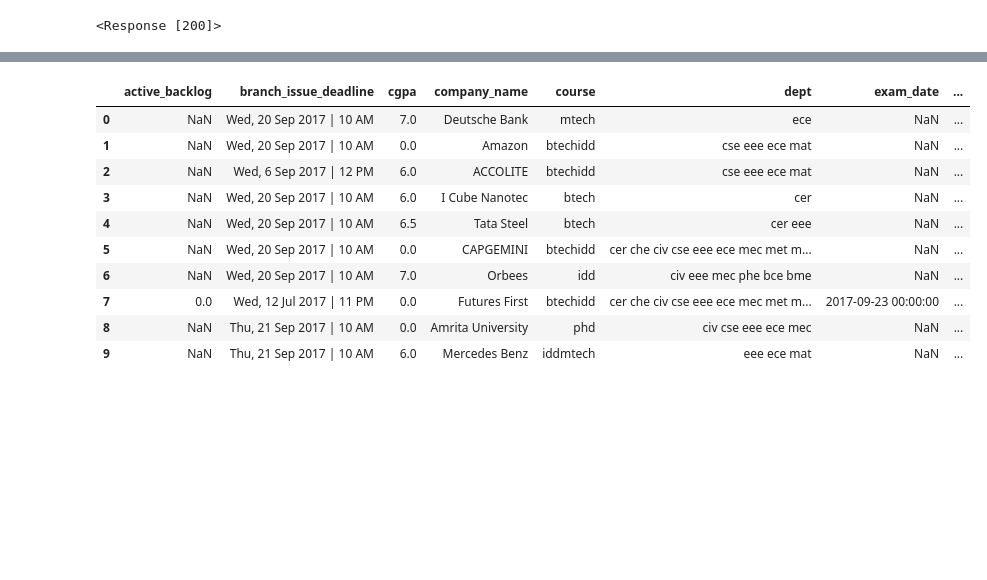
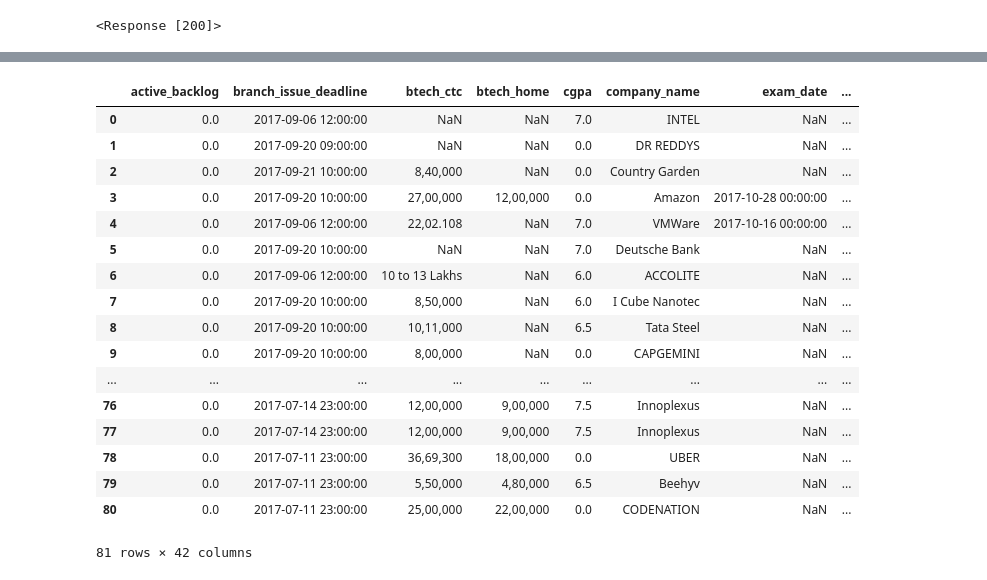
Before and after one commit to leosartaj/tpo_scrapper, a Jupyter notebook: Scraper.ipynb, the cells around one changed output, grey strips where cells are left out. Saved outputs shown, nothing was run; the diff lists cells and outputs as text; code cells hidden in the pictures; blank space fills up the shorter version.

Commit message:
scrap full date, process completely

```diff
--- a/Scraper.ipynb
+++ b/Scraper.ipynb
@@ -56,7 +36,7 @@ login
 # %% [output]
 <Response [200]>
 # %%
-params = {'page_size': 10}
-data = s.get(COMPANY_URL, params=params)
+params = {'page_size': 250}
+data = session.get(COMPANY_URL, params=params)
 data
 # %% [output]
@@ -92,3 +101,13 @@ clips = {
+# %%
+def get_data(data_mapper):
+    companies = []
+    for company_div in company_data.find_all('div', attrs={'class': 'row company'}):
+        company = {}
+        for name, class_name in data_mapper.items():
+            company[name] = company_div.find(attrs={'class': class_name}).text
+        get_package_data(company_div, company)
+        companies.append(company)
+    return companies
 # %%
 def clip_data(companies, clips):
     for company in companies:
@@ -96,21 +115,36 @@ def clip_data(companies, clips):
             num = clip_num + 2
             company[clip_name] = company[clip_name][num:]
     return companies
+# %%
+def find_depts(df):
+    depts = set([])
+    for value in df.dept.unique():
+        for dept in value.split(' '):
+            depts.add(dept)
+    return depts
 # %%
 def process_df(companies):
     df = pd.DataFrame(companies)
-    df.loc[:, 'active_backlog'] = df['active_backlog'].replace({'N/A': np.nan}).astype(np.float64)
-    df.loc[:, 'total_backlog'] = df['total_backlog'].replace({'N/A': np.nan}).astype(np.float64)
+    df.loc[:, 'active_backlog'] = df['active_backlog'].replace({'N/A': 0}).astype(np.float64)
+    df.loc[:, 'total_backlog'] = df['total_backlog'].replace({'N/A': 0}).astype(np.float64)
     df.loc[:, 'cgpa'] = df['cgpa'].astype(np.float64)
     df.loc[:, 'exam_date'] = pd.to_datetime(df['exam_date'])
     df.loc[:, 'interview_date'] = pd.to_datetime(df['interview_date'])
     df.loc[:, 'ppt_date'] = pd.to_datetime(df['ppt_date'])
-    #df.loc[:, 'branch_issue_deadline'] = pd.to_datetime(df['branch_issue_deadline']) unknown
+    df.loc[:, 'branch_issue_deadline'] = pd.to_datetime(df['branch_issue_deadline'].str.replace('|', ','))
     df.loc[:, 'updated_at'] = pd.to_datetime(df['updated_at'])
     df.loc[:, 'x_percent'] = df['x_percent'].str[:-1].astype(np.float64)
     df.loc[:, 'xii_percent'] = df['xii_percent'].str[:-1].astype(np.float64)
     df.loc[:, 'profile'] = df['profile'].replace({'': np.nan})
-    df.loc[:, 'willingness_deadline'] = df['willingness_deadline'].replace({'': np.nan})
+    df.loc[:, 'willingness_deadline'] = pd.to_datetime(df['willingness_deadline'].str.replace('|', ','))
+
+    for dept in find_depts(df):
+        df.loc[:, dept] = df.dept.apply(lambda x: 1 if dept in x else 0)
+
+    for course in ['btech', 'idd', 'mtech', 'phd']:
+        df.loc[:, course] = df.course.apply(lambda x: 1 if course in x else 0)
+
+    df = df.drop(['dept', 'course', 'purpose'], axis=1)
     return df
 # %%
 companies = get_data(data_mapper)
@@ -152,15 +193,22 @@ memory usage: 1.4+ KB
 # %%
-df.to_csv('companies_10.csv', index=False)
-pd.read_csv('companies_10.csv')
+df.to_csv('companies.csv', index=False)
+pd.read_csv('companies.csv')
 # %% [output]
-|  | active_backlog | branch_issue_deadline | cgpa | company_name | course | dept | exam_date | ... |
-| 0 | NaN | Wed, 20 Sep 2017 | 10 AM | 7.0 | Deutsche Bank | mtech | ece | NaN | ... |
-| 1 | NaN | Wed, 20 Sep 2017 | 10 AM | 0.0 | Amazon | btechidd | cse eee ece mat | NaN | ... |
-| 2 | NaN | Wed, 6 Sep 2017 | 12 PM | 6.0 | ACCOLITE | btechidd | cse eee ece mat | NaN | ... |
-| 3 | NaN | Wed, 20 Sep 2017 | 10 AM | 6.0 | I Cube Nanotec | btech | cer | NaN | ... |
-| 4 | NaN | Wed, 20 Sep 2017 | 10 AM | 6.5 | Tata Steel | btech | cer eee | NaN | ... |
-| 5 | NaN | Wed, 20 Sep 2017 | 10 AM | 0.0 | CAPGEMINI | btechidd | cer che civ cse eee ece mec met m... | NaN | ... |
-| 6 | NaN | Wed, 20 Sep 2017 | 10 AM | 7.0 | Orbees | idd | civ eee mec phe bce bme | NaN | ... |
-| 7 | 0.0 | Wed, 12 Jul 2017 | 11 PM | 0.0 | Futures First | btechidd | cer che civ cse eee ece mec met m... | 2017-09-23 00:00:00 | ... |
-| 8 | NaN | Thu, 21 Sep 2017 | 10 AM | 0.0 | Amrita University | phd | civ cse eee ece mec | NaN | ... |
-| 9 | NaN | Thu, 21 Sep 2017 | 10 AM | 6.0 | Mercedes Benz | iddmtech | eee ece mat | NaN | ... |
+|  | active_backlog | branch_issue_deadline | btech_ctc | btech_home | cgpa | company_name | exam_date | ... |
+| 0 | 0.0 | 2017-09-06 12:00:00 | NaN | NaN | 7.0 | INTEL | NaN | ... |
+| 1 | 0.0 | 2017-09-20 09:00:00 | NaN | NaN | 0.0 | DR REDDYS | NaN | ... |
+| 2 | 0.0 | 2017-09-21 10:00:00 | 8,40,000 | NaN | 0.0 | Country Garden | NaN | ... |
+| 3 | 0.0 | 2017-09-20 10:00:00 | 27,00,000 | 12,00,000 | 0.0 | Amazon | 2017-10-28 00:00:00 | ... |
+| 4 | 0.0 | 2017-09-06 12:00:00 | 22,02.108 | NaN | 7.0 | VMWare | 2017-10-16 00:00:00 | ... |
+| 5 | 0.0 | 2017-09-20 10:00:00 | NaN | NaN | 7.0 | Deutsche Bank | NaN | ... |
+| 6 | 0.0 | 2017-09-06 12:00:00 | 10 to 13 Lakhs | NaN | 6.0 | ACCOLITE | NaN | ... |
+| 7 | 0.0 | 2017-09-20 10:00:00 | 8,50,000 | NaN | 6.0 | I Cube Nanotec | NaN | ... |
+| 8 | 0.0 | 2017-09-20 10:00:00 | 10,11,000 | NaN | 6.5 | Tata Steel | NaN | ... |
+| 9 | 0.0 | 2017-09-20 10:00:00 | 8,00,000 | NaN | 0.0 | CAPGEMINI | NaN | ... |
+| ... | ... | ... | ... | ... | ... | ... | ... | ... |
+| 76 | 0.0 | 2017-07-14 23:00:00 | 12,00,000 | 9,00,000 | 7.5 | Innoplexus | NaN | ... |
+| 77 | 0.0 | 2017-07-14 23:00:00 | 12,00,000 | 9,00,000 | 7.5 | Innoplexus | NaN | ... |
+| 78 | 0.0 | 2017-07-11 23:00:00 | 36,69,300 | 18,00,000 | 0.0 | UBER | NaN | ... |
+| 79 | 0.0 | 2017-07-11 23:00:00 | 5,50,000 | 4,80,000 | 6.5 | Beehyv | NaN | ... |
+| 80 | 0.0 | 2017-07-11 23:00:00 | 25,00,000 | 22,00,000 | 0.0 | CODENATION | NaN | ... |
+81 rows × 42 columns
```
Also changed, not shown: parts of 9 cells of this notebook, 1 other file.
